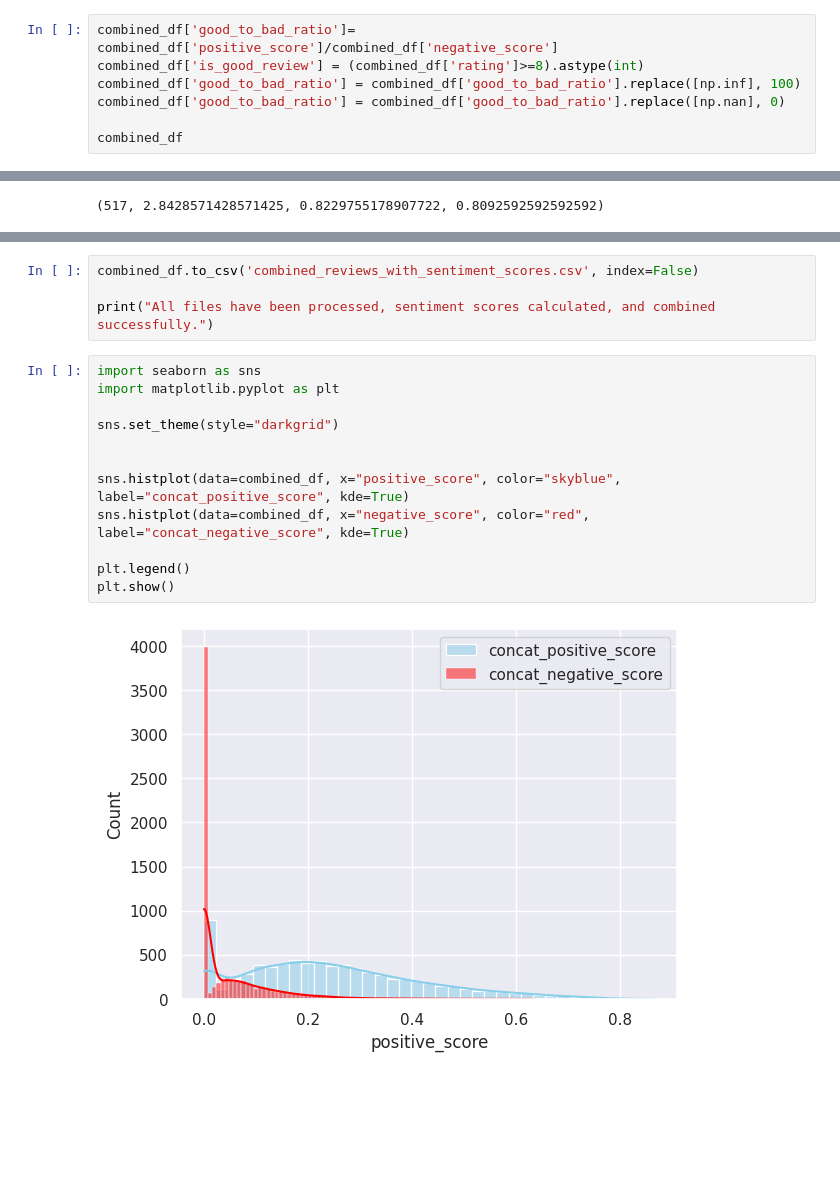
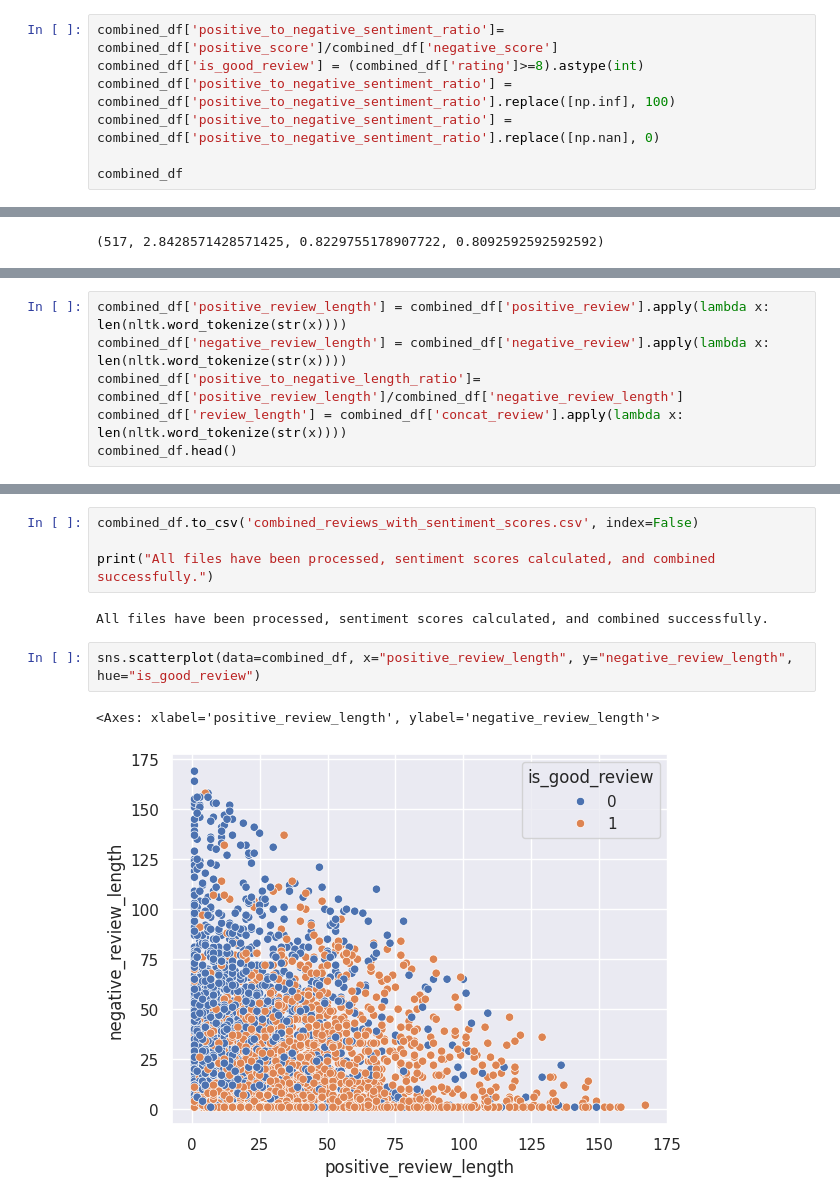
Before and after one commit to Guy-Lor/HumanChoicePrediction, a Jupyter notebook: RunningScripts/creating_good_bad_counts.ipynb, the cells around one changed output, grey strips where cells are left out. Drawn from its saved outputs; the diff is of its cells as text; blank space fills up the shorter version.

```diff
--- a/RunningScripts/creating_good_bad_counts.ipynb
+++ b/RunningScripts/creating_good_bad_counts.ipynb
@@ -234,10 +229,10 @@ combined_df.head()
 | 3 | 1321 | Beautiful little balconette, gorg... | A few little stains, no coffee ma... | 8.0 | Beautiful little balconette, gorg... | 0.355 | 0.116 |
 | 4 | 1639 | Everything was good, location was... | Everything was comforting | 10.0 | Everything was good, location was... | 0.451 | 0.000 |
 # %%
-combined_df['good_to_bad_ratio']= combined_df['positive_score']/combined_df['negative_score']
+combined_df['positive_to_negative_sentiment_ratio']= combined_df['positive_score']/combined_df['negative_score']
 combined_df['is_good_review'] = (combined_df['rating']>=8).astype(int)
-combined_df['good_to_bad_ratio'] = combined_df['good_to_bad_ratio'].replace([np.inf], 100)
-combined_df['good_to_bad_ratio'] = combined_df['good_to_bad_ratio'].replace([np.nan], 0)
+combined_df['positive_to_negative_sentiment_ratio'] = combined_df['positive_to_negative_sentiment_ratio'].replace([np.inf], 100)
+combined_df['positive_to_negative_sentiment_ratio'] = combined_df['positive_to_negative_sentiment_ratio'].replace([np.nan], 0)
 
 combined_df
 # %% [output]
@@ -341,0 +351,6 @@ good_to_bad_ratio_threshold = optimal_ratio
+# %%
+combined_df['positive_review_length'] = combined_df['positive_review'].apply(lambda x: len(nltk.word_tokenize(str(x))))
+combined_df['negative_review_length'] = combined_df['negative_review'].apply(lambda x: len(nltk.word_tokenize(str(x))))
+combined_df['positive_to_negative_length_ratio']= combined_df['positive_review_length']/combined_df['negative_review_length']
+combined_df['review_length'] = combined_df['concat_review'].apply(lambda x: len(nltk.word_tokenize(str(x))))
+combined_df.head()
@@ -343,17 +365,10 @@ good_to_bad_ratio_threshold = optimal_ratio
 combined_df.to_csv('combined_reviews_with_sentiment_scores.csv', index=False)
 
 print("All files have been processed, sentiment scores calculated, and combined successfully.")
+# %% [output]
+All files have been processed, sentiment scores calculated, and combined successfully.
-# %%
-import seaborn as sns
-import matplotlib.pyplot as plt
-
-sns.set_theme(style="darkgrid")
-
-
-sns.histplot(data=combined_df, x="positive_score", color="skyblue", label="concat_positive_score", kde=True)
-sns.histplot(data=combined_df, x="negative_score", color="red", label="concat_negative_score", kde=True)
-
-plt.legend()
-plt.show()
-# %% [output]
-[figure, removed]
+# %%
+sns.scatterplot(data=combined_df, x="positive_review_length", y="negative_review_length", hue="is_good_review")
+# %% [output]
+<Axes: xlabel='positive_review_length', ylabel='negative_review_length'>
+[figure, added]
```
Also changed, not shown: parts of 20 cells of this notebook, 4 other files.
